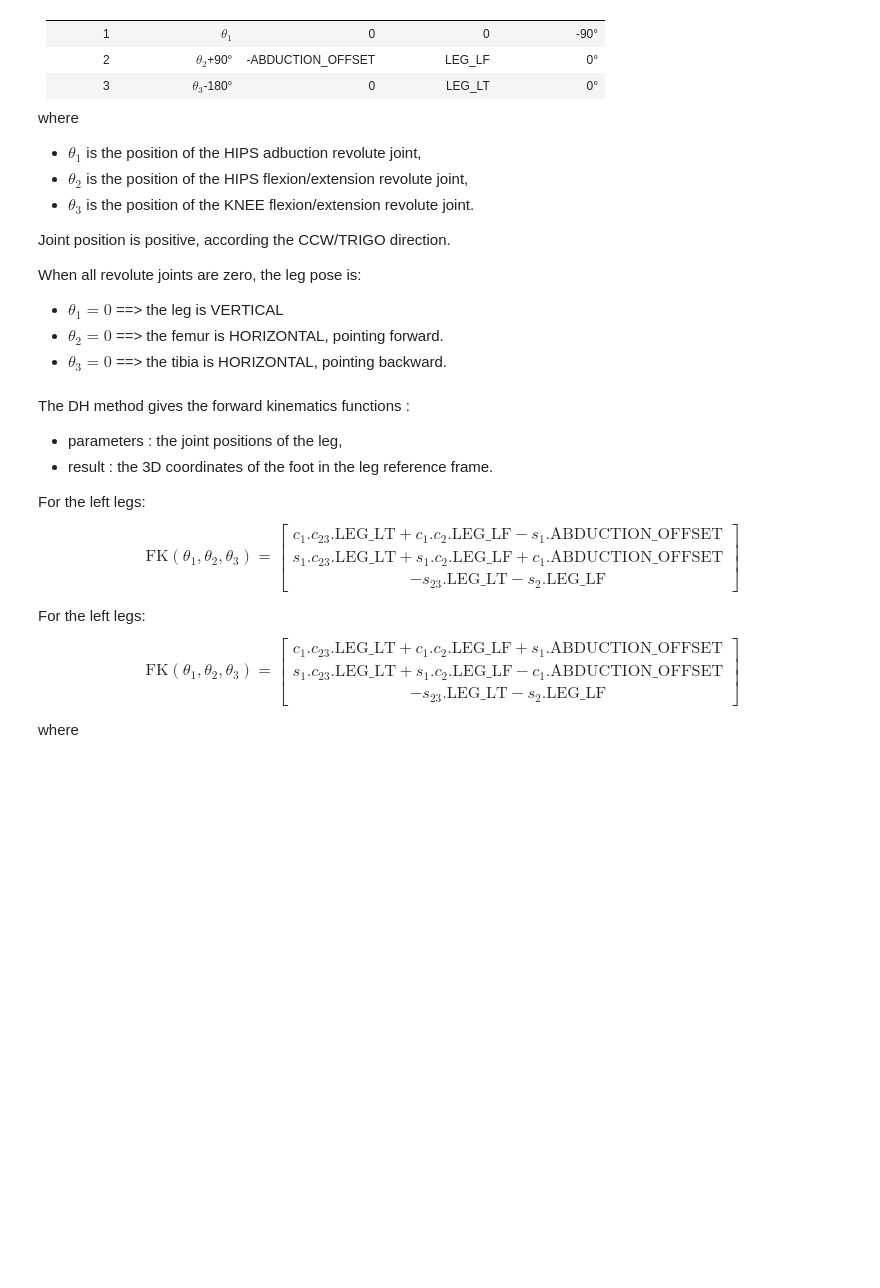
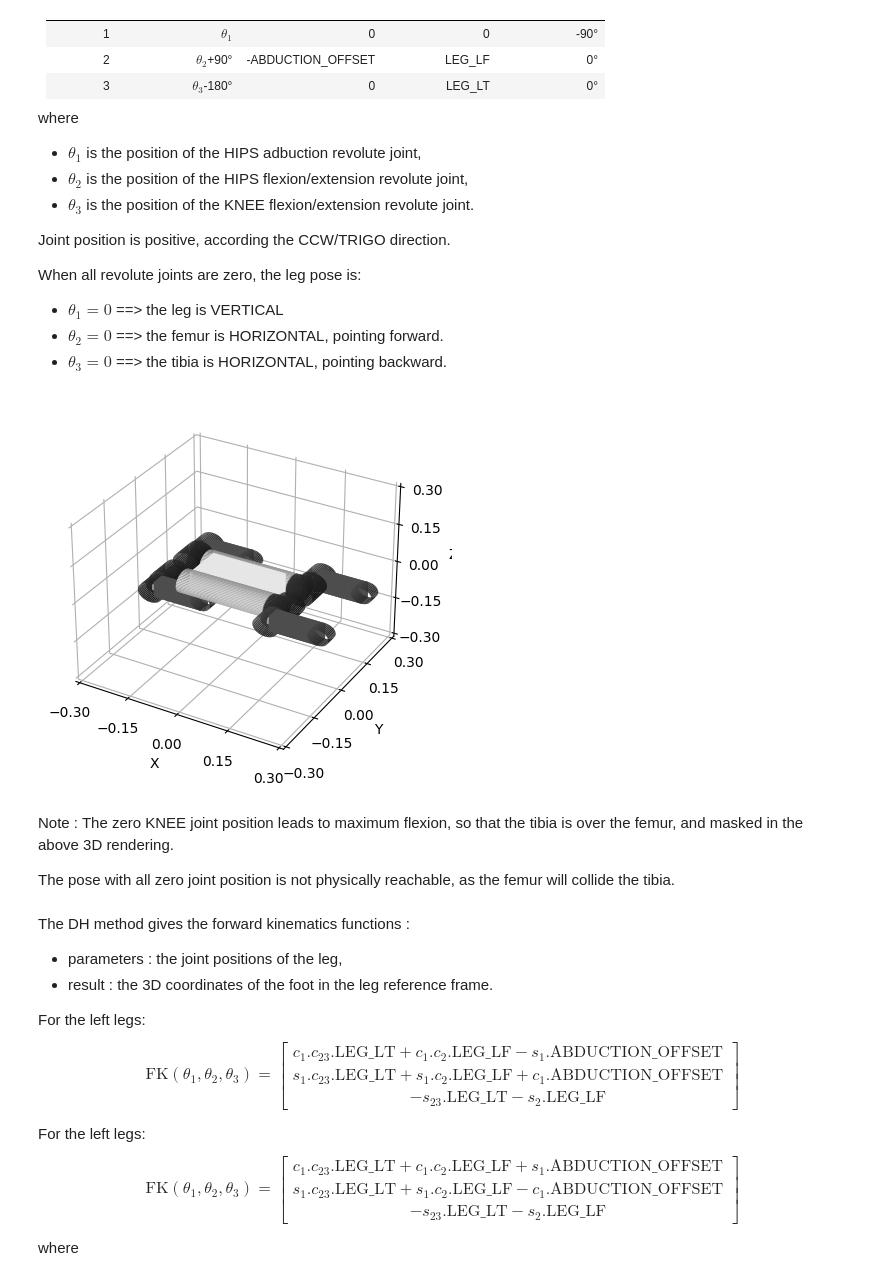
Before and after one commit to pat92fr/Felin-2023p, a Jupyter notebook: 02-kinematics/01-ReferenceFrames.ipynb, the cells around one changed output. Drawn from its saved outputs; the diff is of its cells as text; code cells hidden in the pictures; blank space fills up the shorter version.

```diff
--- a/02-kinematics/01-ReferenceFrames.ipynb
+++ b/02-kinematics/01-ReferenceFrames.ipynb
@@ -276,6 +284,44 @@ When all revolute joints are zero, the leg pose is:
 * $\theta_1=0$ ==> the leg is VERTICAL
 * $\theta_2=0$ ==> the femur is HORIZONTAL, pointing forward.
 * $\theta_3=0$ ==> the tibia is HORIZONTAL, pointing backward.
+# %%
+joint_position = np.radians(np.array(
+    [   #   FR,   FL,   RR,   RL
+        [  0.0,  0.0, 0.0, 0.0], # hips abduction revolute joints
+        [  0.0,  0.0, 0.0, 0.0], # hips flexion/extension revolute joints
+        [  0.0,  0.0, 0.0, 0.0]  # knee flexion/extension revolute joints
+    ]
+))
+
+tm.set_joint("FR-ABD", joint_position[0,0])
+tm.set_joint("FL-ABD", joint_position[0,1])
+tm.set_joint("RR-ABD", joint_position[0,2])
+tm.set_joint("RL-ABD", joint_position[0,3])
+
+tm.set_joint("FR-HIPS", joint_position[1,0])
+tm.set_joint("FL-HIPS", joint_position[1,1])
+tm.set_joint("RR-HIPS", joint_position[1,2])
+tm.set_joint("RL-HIPS", joint_position[1,3])
+
+tm.set_joint("FR-KNEE", joint_position[2,0])
+tm.set_joint("FL-KNEE", joint_position[2,1])
+tm.set_joint("RR-KNEE", joint_position[2,2])
+tm.set_joint("RL-KNEE", joint_position[2,3])
+
+fig = plt.figure()
+ax = fig.add_subplot(projection='3d')
+ax = tm.plot_connections_in("felin", ax=ax)
+tm.plot_visuals("felin", ax_s=0.30, alpha=1.0)
+ax.set_xlabel('X axis')
+ax.set_ylabel('Y axis')
+ax.set_zlabel('Z axis')
+plt.show()
+# %% [output]
+[figure, added]
+# %% [markdown]
+Note : The zero KNEE joint position leads to maximum flexion, so that the tibia is over the femur, and masked in the above 3D rendering.
+
+The pose with all zero joint position is not physically reachable, as the femur will collide the tibia.
 # %% [markdown]
 The DH method gives the forward kinematics functions :
 * parameters : the joint positions of the leg,
```
Also changed, not shown: parts of 8 cells of this notebook.
